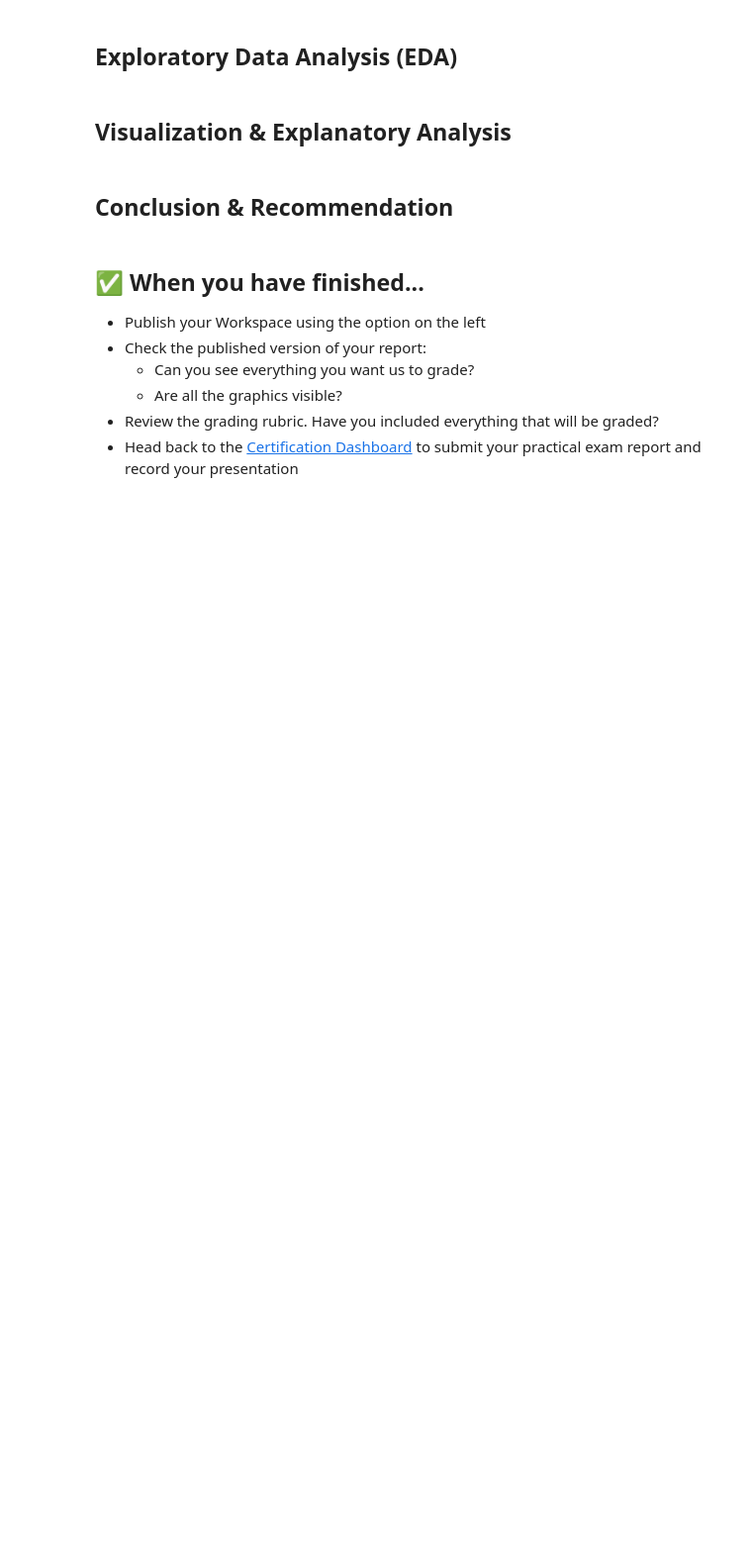
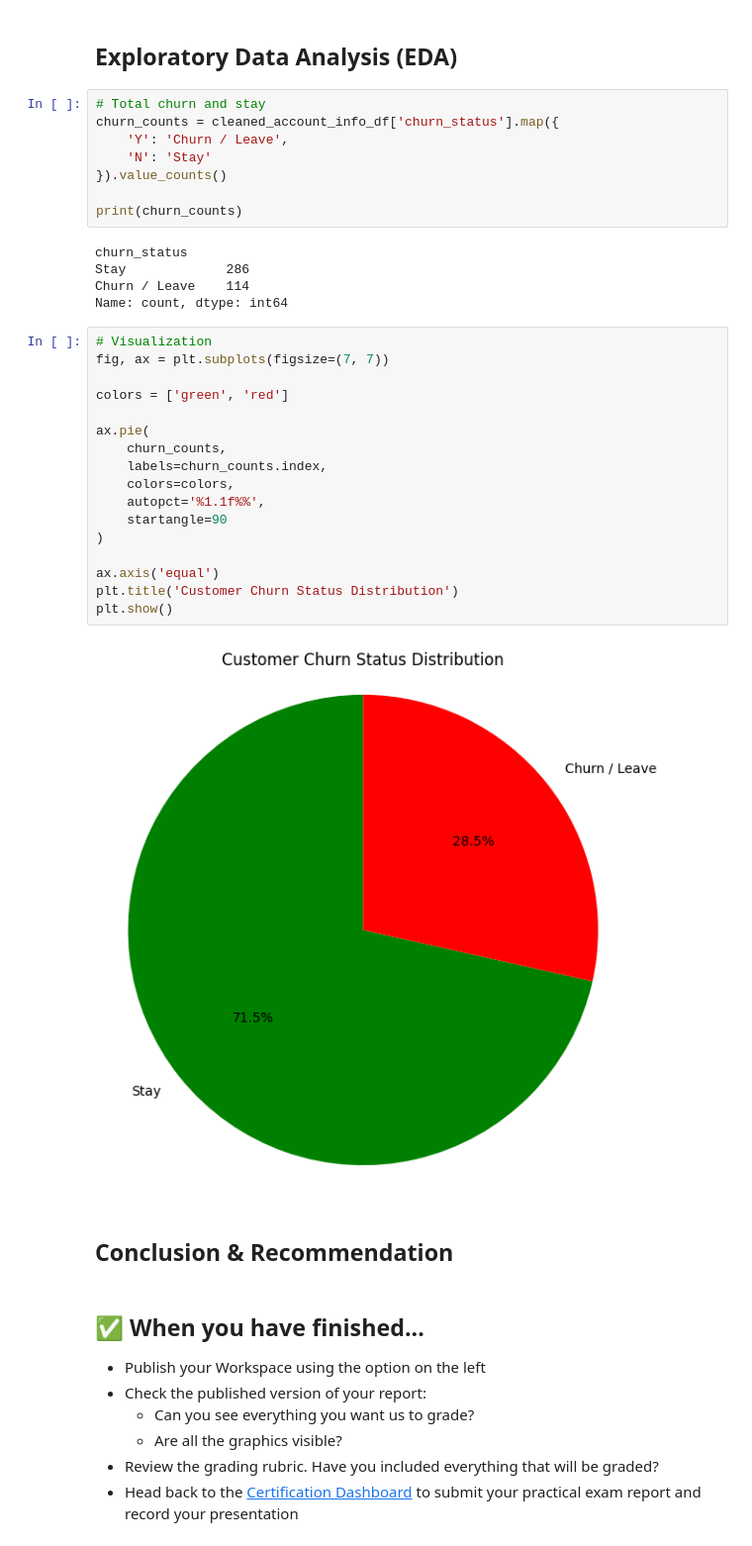
Before and after one commit to muchammadwr/churn-at-fit.ly, a Jupyter notebook: notebook.ipynb, the cells around one changed output. Shown at 99% size. Drawn from its saved outputs; the diff is of its cells as text; blank space fills up the shorter version.

Commit message:
analyse and visualisation

```diff
--- a/notebook.ipynb
+++ b/notebook.ipynb
@@ -492,7 +577,37 @@ cleaned_customer_support_df.head()
 # %% [markdown]
 ## Exploratory Data Analysis (EDA)
-# %% [markdown]
-## Visualization & Explanatory Analysis
+# %%
+# Total churn and stay
+churn_counts = cleaned_account_info_df['churn_status'].map({
+    'Y': 'Churn / Leave',
+    'N': 'Stay'
+}).value_counts()
+
+print(churn_counts)
+# %% [output]
+churn_status
+Stay             286
+Churn / Leave    114
+Name: count, dtype: int64
+# %%
+# Visualization
+fig, ax = plt.subplots(figsize=(7, 7))
+
+colors = ['green', 'red']
+
+ax.pie(
+    churn_counts,
+    labels=churn_counts.index,
+    colors=colors,
+    autopct='%1.1f%%',
+    startangle=90
+)
+
+ax.axis('equal')
+plt.title('Customer Churn Status Distribution')
+plt.show()
+# %% [output]
+[figure, added]
 # %% [markdown]
 ## Conclusion & Recommendation
 # %% [markdown]
```
Also changed, not shown: parts of 22 cells of this notebook.
